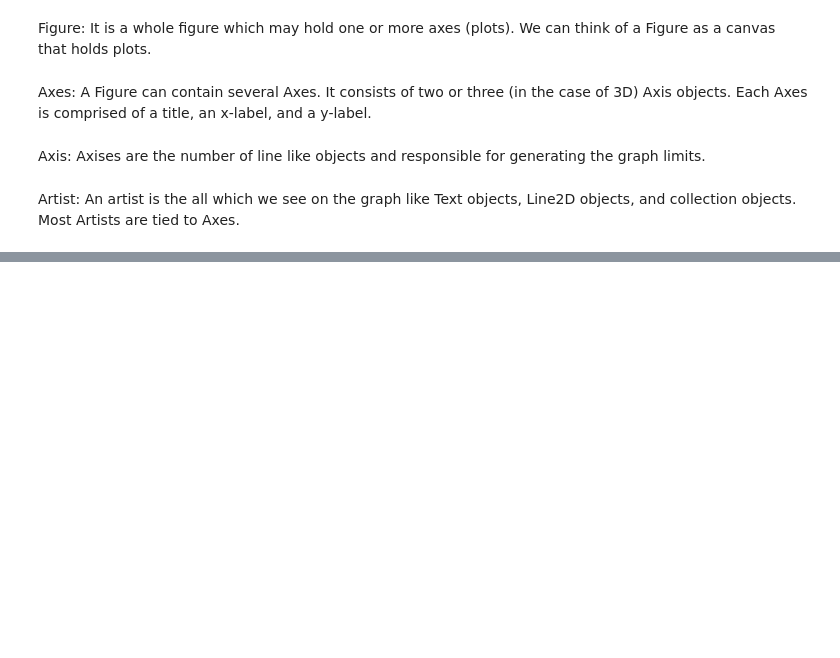
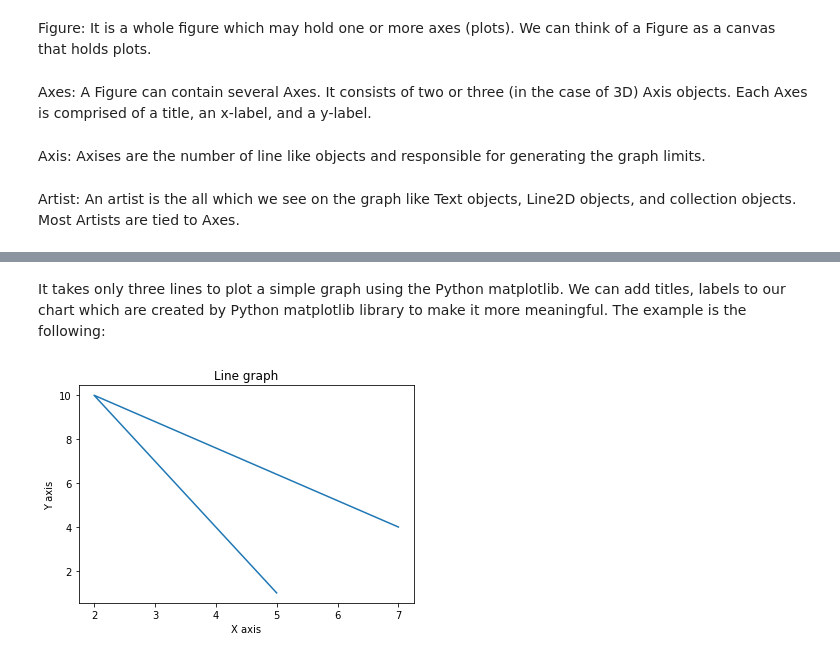
Before and after one commit to Wikistore/Data_Analysis_with_PL, a Jupyter notebook: MatplotlibBasicTutorials.ipynb, the cells around one changed output, grey strips where cells are left out. Cells and saved outputs as stored; diff of their text form; code cells hidden in the pictures; blank space fills up the shorter version.

```diff
--- a/MatplotlibBasicTutorials.ipynb
+++ b/MatplotlibBasicTutorials.ipynb
@@ -108,0 +137,14 @@ Artist: An artist is the all which we see on the graph like Text objects, Line2D
+# %% [markdown]
+It takes only three lines to plot a simple graph using the Python matplotlib. We can add titles, labels to our chart which are created by Python matplotlib library to make it more meaningful. The example is the following:
+# %%
+from matplotlib import pyplot as plt
+
+x = [5, 2, 7]
+y = [1, 10, 4]
+plt.plot(x, y)
+plt.title('Line graph')
+plt.ylabel('Y axis')
+plt.xlabel('X axis')
+plt.show()
+# %% [output]
+[figure, added]
```
Also changed, not shown: parts of 38 cells of this notebook.
